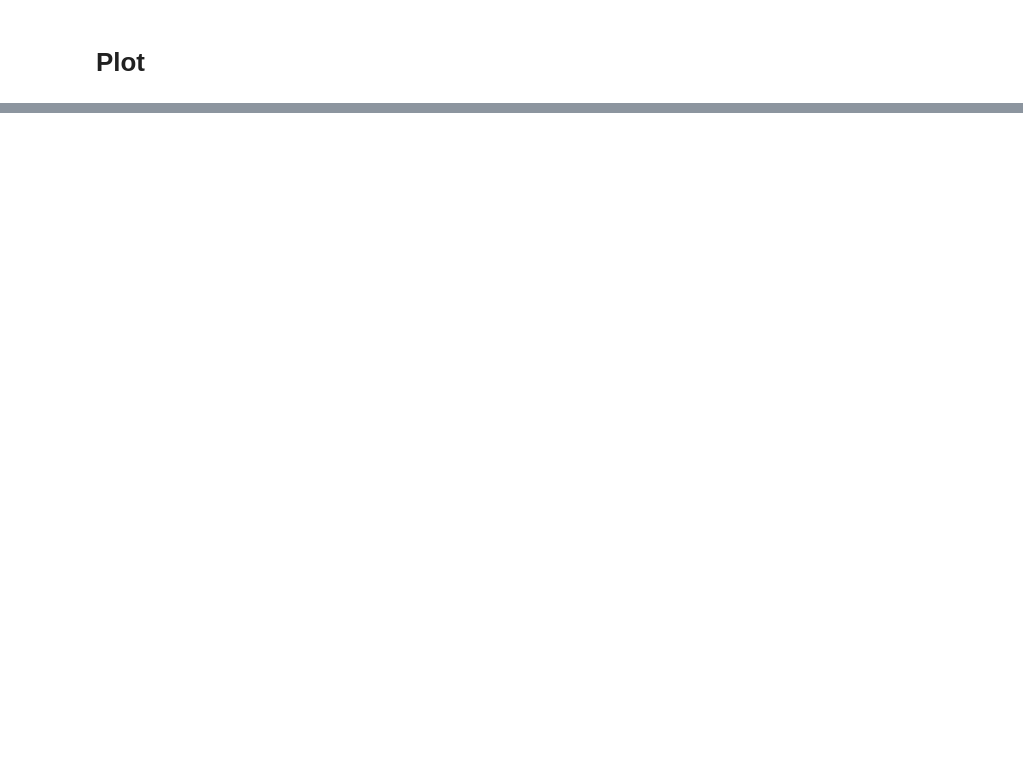
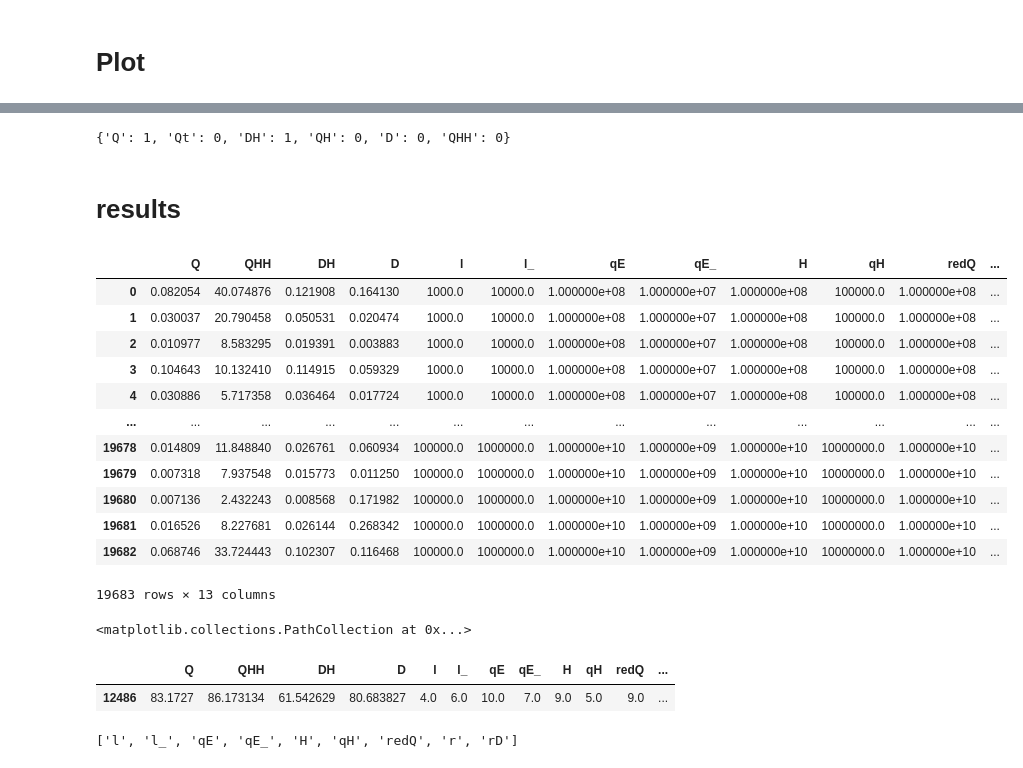
Before and after one commit to EnglishBeach/Diplom-work, a Jupyter notebook: COMSOL/Comparation/comparator.ipynb, the cells around one changed output, grey strips where cells are left out. Saved outputs shown, nothing was run; the diff lists cells and outputs as text; code cells hidden in the pictures; blank space fills up the shorter version.

Commit message:
fix solve, add dirty results

```diff
--- a/COMSOL/Comparation/comparator.ipynb
+++ b/COMSOL/Comparation/comparator.ipynb
@@ -310,4 +407,32 @@ for i, k in enumerate(K_base):
+# %%
+y2.initial
+# %% [output]
+{'Q': 1, 'Qt': 0, 'DH': 1, 'QH': 0, 'D': 0, 'QHH': 0}
 # %%
 sweep.sweep(
     y1,y2
 )
+# %% [markdown]
+# results
+# %%
+res= pd.read_csv('result_K.csv',index_col=0)
+res
+# %% [output]
+|  | Q | QHH | DH | D | l | l_ | qE | qE_ | H | qH | redQ | ... |
+| 0 | 0.082054 | 40.074876 | 0.121908 | 0.164130 | 1000.0 | 10000.0 | 1.000000e+08 | 1.000000e+07 | 1.000000e+08 | 100000.0 | 1.000000e+08 | ... |
+| 1 | 0.030037 | 20.790458 | 0.050531 | 0.020474 | 1000.0 | 10000.0 | 1.000000e+08 | 1.000000e+07 | 1.000000e+08 | 100000.0 | 1.000000e+08 | ... |
+| 2 | 0.010977 | 8.583295 | 0.019391 | 0.003883 | 1000.0 | 10000.0 | 1.000000e+08 | 1.000000e+07 | 1.000000e+08 | 100000.0 | 1.000000e+08 | ... |
+| 3 | 0.104643 | 10.132410 | 0.114915 | 0.059329 | 1000.0 | 10000.0 | 1.000000e+08 | 1.000000e+07 | 1.000000e+08 | 100000.0 | 1.000000e+08 | ... |
+| 4 | 0.030886 | 5.717358 | 0.036464 | 0.017724 | 1000.0 | 10000.0 | 1.000000e+08 | 1.000000e+07 | 1.000000e+08 | 100000.0 | 1.000000e+08 | ... |
+| ... | ... | ... | ... | ... | ... | ... | ... | ... | ... | ... | ... | ... |
+| 19678 | 0.014809 | 11.848840 | 0.026761 | 0.060934 | 100000.0 | 1000000.0 | 1.000000e+10 | 1.000000e+09 | 1.000000e+10 | 10000000.0 | 1.000000e+10 | ... |
+| 19679 | 0.007318 | 7.937548 | 0.015773 | 0.011250 | 100000.0 | 1000000.0 | 1.000000e+10 | 1.000000e+09 | 1.000000e+10 | 10000000.0 | 1.000000e+10 | ... |
+| 19680 | 0.007136 | 2.432243 | 0.008568 | 0.171982 | 100000.0 | 1000000.0 | 1.000000e+10 | 1.000000e+09 | 1.000000e+10 | 10000000.0 | 1.000000e+10 | ... |
+| 19681 | 0.016526 | 8.227681 | 0.026144 | 0.268342 | 100000.0 | 1000000.0 | 1.000000e+10 | 1.000000e+09 | 1.000000e+10 | 10000000.0 | 1.000000e+10 | ... |
+| 19682 | 0.068746 | 33.724443 | 0.102307 | 0.116468 | 100000.0 | 1000000.0 | 1.000000e+10 | 1.000000e+09 | 1.000000e+10 | 10000000.0 | 1.000000e+10 | ... |
+19683 rows × 13 columns
+# %%
+a= res['Q']
+plt.scatter( a[a>a.median()*100].index, a[a>a.median()*100])
+# %% [output]
+<matplotlib.collections.PathCollection at 0x...>
@@ -313,0 +441,10 @@ sweep.sweep(
+# %%
+errors[errors['Q']==errors['Q'].max()].apply(np.log10)
+# %% [output]
+|  | Q | QHH | DH | D | l | l_ | qE | qE_ | H | qH | redQ | ... |
+| 12486 | 83.1727 | 86.173134 | 61.542629 | 80.683827 | 4.0 | 6.0 | 10.0 | 7.0 | 9.0 | 5.0 | 9.0 | ... |
+# %%
+ks ='[l, l_, qE, qE_, H, qH, redQ, r, rD]'[1:-1].split(', ')
+ks
+# %% [output]
+['l', 'l_', 'qE', 'qE_', 'H', 'qH', 'redQ', 'r', 'rD']
```
Also changed, not shown: parts of 11 cells of this notebook, 3 other files.
